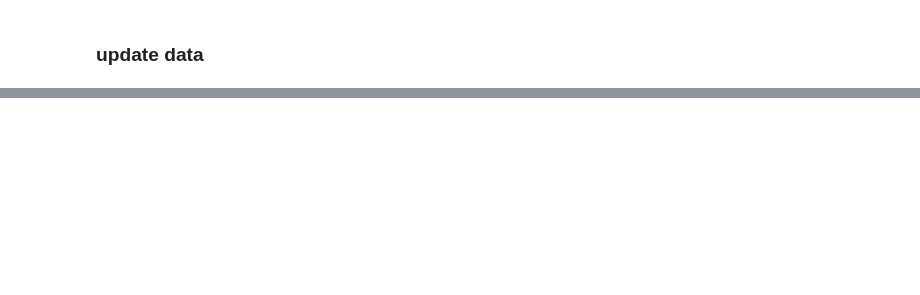
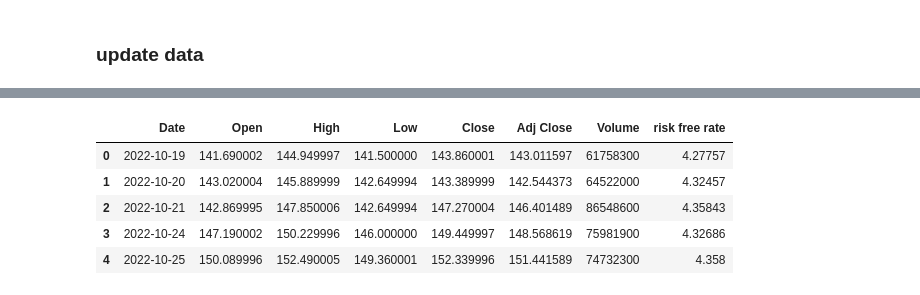
Before and after one commit to themodern/fastapi-simple, a Jupyter notebook: test.ipynb, the cells around one changed output, grey strips where cells are left out. Cells and saved outputs as stored; diff of their text form; code cells hidden in the pictures; blank space fills up the shorter version.

```diff
--- a/test.ipynb
+++ b/test.ipynb
@@ -32,9 +36,10 @@ unique_filename = generate_unique_filename(filename, filesize)
 # %%
 # Download a data file from Yahoo.com
 path = "temp/temp_result_1.csv"
-apple_df = pd.read_csv(path)
-print(type(apple_df))
-apple_df
+df = pd.read_csv(path)
+df['Date'] = pd.to_datetime(df['Date'])
+print(type(df))
+df
 # %% [output]
 <class 'pandas.core.frame.DataFrame'>
 |  | Date | Open | High | Low | Close | Adj Close | Volume |
@@ -55,22 +60,19 @@ import requests
 import pandas as pd
 from io import StringIO
 
-df = pd.DataFrame(apple_df)
+
+df = pd.DataFrame(df)
 # Convert the DataFrame to a CSV string
 csv_string = df.to_csv(index=False)
 # Define the FastAPI endpoint URL
 upload_url = "http://localhost:8000/upload-dataframe/"  # Replace with your actual URL
 # Create a file-like object from the CSV string
-
-# Check the response status code
-if upload_url.status_code == 200:
-    csv_file = StringIO(csv_string)
-    # Send a POST request to upload the DataFrame
-    files = {'file': ('upload_data.csv', csv_file, 'text/csv')}
-    response = requests.post(upload_url, files=files)
-    print(response.text)
-else:
-    print("Request failed with status code:", response.status_code)
+csv_file = StringIO(csv_string)
+# Send a POST request to upload the DataFrame
+files = {'file': (f'{unique_filename}.csv', csv_file, 'text/csv')}
+response = requests.post(upload_url, files=files)
+# Print the response
+print(response.text)
 # %% [output]
 {"message":"DataFrame uploaded and saved."}
 # %% [markdown]
@@ -192,0 +219,9 @@ Response:
+# %%
+rf = pd.read_excel('temp/RF.xlsx')
+rf.head(10)
+rf = rf.iloc[5:]
+rf.columns = ['Date', 'risk free rate']
+
+rf['Date'] = pd.to_datetime(rf['Date'])
+df = df.merge(rf, on='Date' )
+df.info()
@@ -192,0 +272,9 @@ Response:
+# %%
+df.head()
+# %% [output]
+|  | Date | Open | High | Low | Close | Adj Close | Volume | risk free rate |
+| 0 | 2022-10-19 | 141.690002 | 144.949997 | 141.500000 | 143.860001 | 143.011597 | 61758300 | 4.27757 |
+| 1 | 2022-10-20 | 143.020004 | 145.889999 | 142.649994 | 143.389999 | 142.544373 | 64522000 | 4.32457 |
+| 2 | 2022-10-21 | 142.869995 | 147.850006 | 142.649994 | 147.270004 | 146.401489 | 86548600 | 4.35843 |
+| 3 | 2022-10-24 | 147.190002 | 150.229996 | 146.000000 | 149.449997 | 148.568619 | 75981900 | 4.32686 |
+| 4 | 2022-10-25 | 150.089996 | 152.490005 | 149.360001 | 152.339996 | 151.441589 | 74732300 | 4.358 |
```
Also changed, not shown: parts of 16 cells of this notebook, 6 other files.
